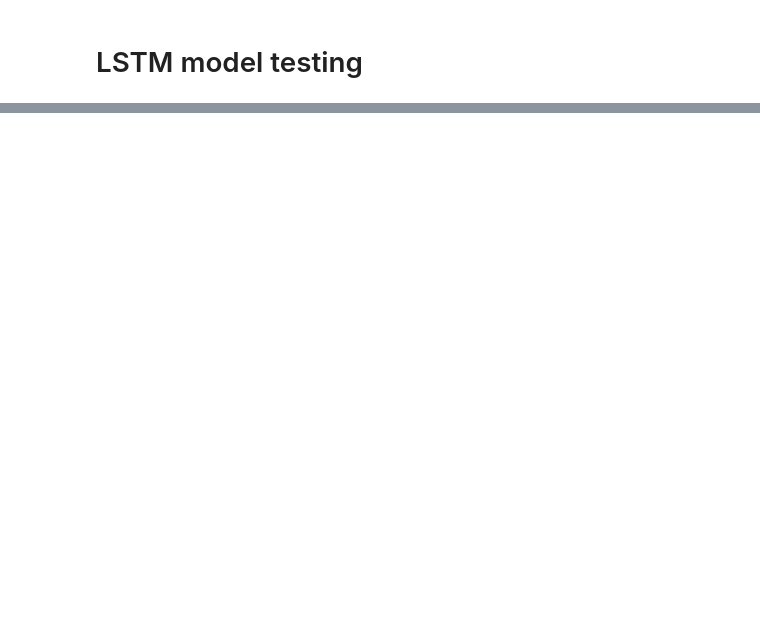
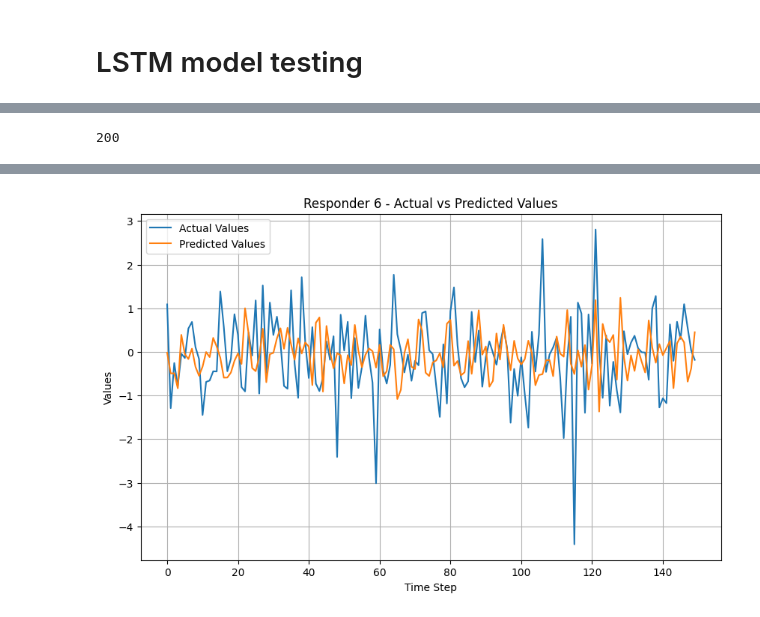
Before and after one commit to nkenny160/ecen-520-final-project, a Jupyter notebook: ecen520-LSTM.ipynb, the cells around one changed output, grey strips where cells are left out. Drawn from its saved outputs; the diff is of its cells as text; code cells hidden in the pictures; blank space fills up the shorter version.

```diff
--- a/ecen520-LSTM.ipynb
+++ b/ecen520-LSTM.ipynb
@@ -111,5 +138,8 @@ test_df = df[df.Split == 'Test']
 # %% [markdown]
 # LSTM model testing
+# %%
+features = ['date_id', 'time_id', 'feature_06', 'feature_07', 'feature_05', 'feature_68', 'responder_6']+list(encoded.columns)
+#features
 # %%
 import numpy as np
 def create_sequences(data, sequence_length):
@@ -122,7 +152,7 @@ def create_sequences(data, sequence_length):
     return np.array(X), np.array(y)
 
 # Create sequences
-features = ['date_id', 'time_id', 'feature_06', 'feature_07', 'feature_05', 'feature_68', 'symbol_id', 'responder_6']
+#features = ['date_id', 'time_id', 'feature_06', 'feature_07', 'feature_05', 'feature_68', 'symbol_id', 'responder_6']
 X_train, y_train = create_sequences(train_df[features], sequence_length=50)
 X_val, y_val = create_sequences(val_df[features], sequence_length=50)
 # %%
@@ -227,0 +210,19 @@ Epoch 20/20
+# %%
+
+
+# Create TensorFlow datasets
+batch_size = 128  # Adjust for optimal GPU utilization
+train_data = tf.data.Dataset.from_tensor_slices((X_train.astype('float'), y_train.astype('float'))).batch(batch_size).prefetch(tf.data.AUTOTUNE)
+val_data = tf.data.Dataset.from_tensor_slices((X_val.astype('float'), y_val.astype('float'))).batch(batch_size).prefetch(tf.data.AUTOTUNE)
+
+# TensorBoard callback with profiling
+tensorboard_cb = TensorBoard(log_dir="./logs", profile_batch='2,10')
+
+# Train the model
+history = model.fit(
+    train_data,
+    validation_data=val_data,
+    epochs=20,
+    verbose=1,
+    callbacks=[tensorboard_cb]
+)
@@ -228,16 +255,19 @@ Epoch 20/20
+# %%
+sample_df = test_df[test_df.symbol_id_0 == 1].sample(200)
+print(len(sample_df))
+X_s, y_s = create_sequences(sample_df[features], sequence_length=50)
+sample_data = tf.data.Dataset.from_tensor_slices((X_s.astype('float'))).batch(batch_size).prefetch(tf.data.AUTOTUNE)
+# %% [output]
+200
 # %%
 import matplotlib.pyplot as plt
 
 # Get the data for responder_6 in the test set
-responder_6_test_data = test_df[['date_id', 'time_id', 'feature_06', 'feature_07', 'feature_05', 'feature_68', 'symbol_id']]  # Assuming X_test is your test set features
-responder_6_actual_values = test_df[responder_6]  # Assuming y_test is your test set labels
-
-# Make predictions for responder_6's test data
-responder_6_predictions = model.predict(responder_6_test_data)
-
+responder_6_predictions = model.predict(sample_data)
+responder_6_actual_values = y_s
 # Plot the actual vs predicted values
 plt.figure(figsize=(10, 6))  # Adjust figure size as needed
-plt.scatter(range(len(responder_6_actual_values)), responder_6_actual_values, label='Actual Values')
+plt.plot(range(len(responder_6_actual_values)), responder_6_actual_values, label='Actual Values')
 plt.plot(range(len(responder_6_predictions.squeeze())), responder_6_predictions.squeeze(), label='Predicted Values')  # Squeeze to remove extra dimension
 plt.xlabel('Time Step')
 plt.ylabel('Values')
@@ -245,3 +275,4 @@ plt.title(f'Responder 6 - Actual vs Predicted Values')
 plt.legend()
 plt.grid(True)
 plt.show()
+# %% [output]
@@ -247,0 +280 @@ plt.show()
+[figure, added]
```
Also changed, not shown: parts of 11 cells of this notebook.
